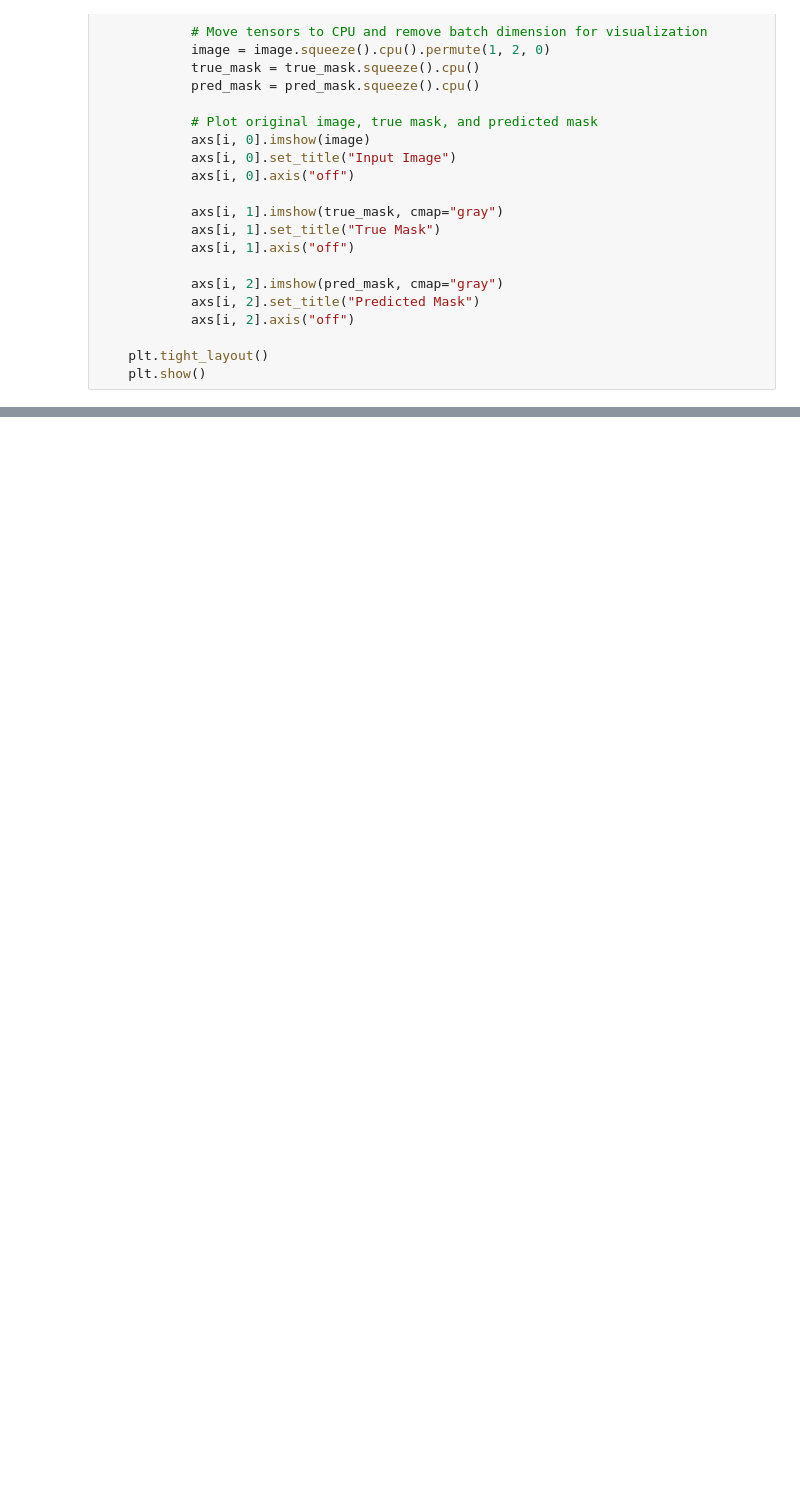
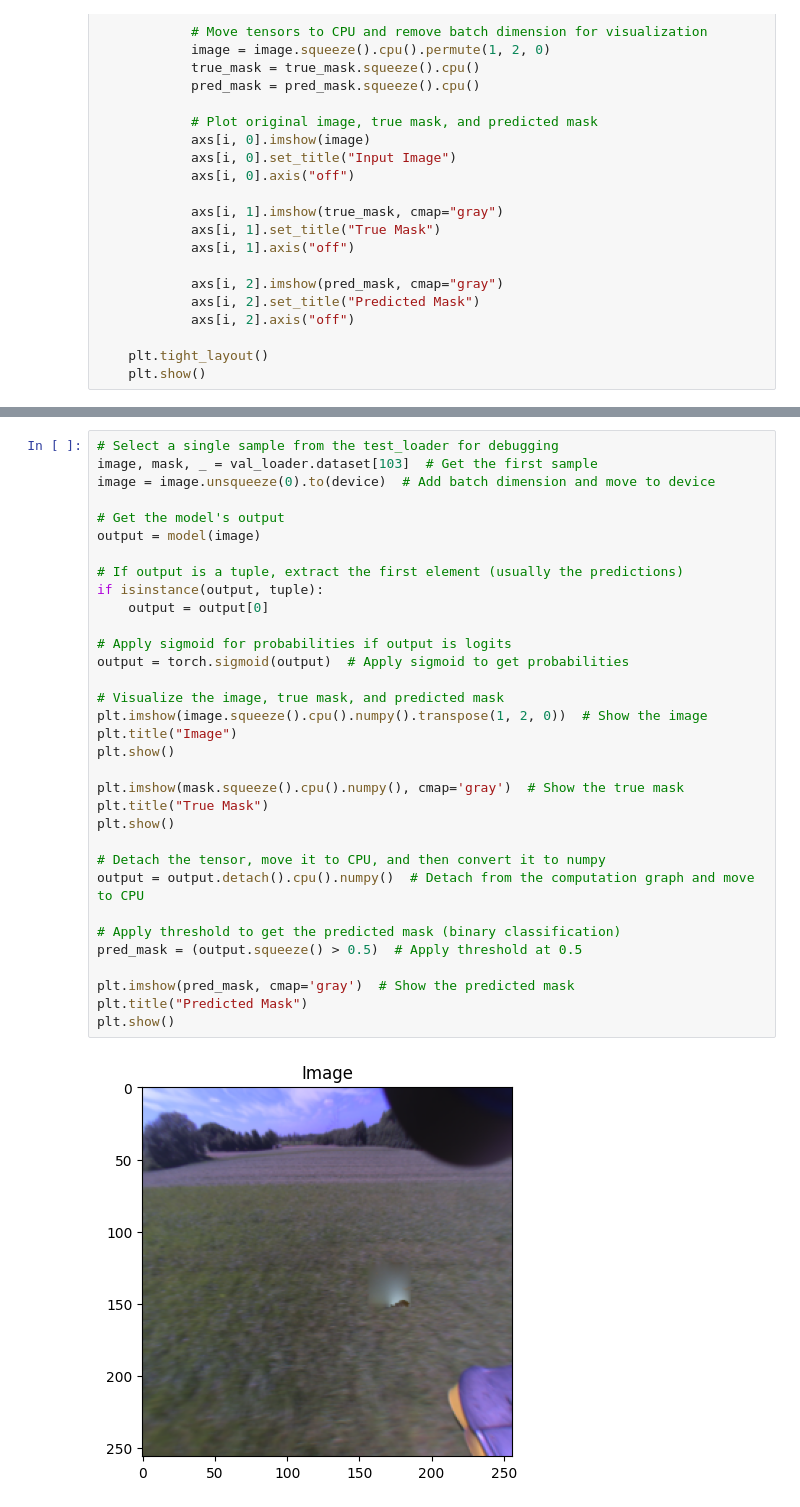
Before and after one commit to sameerhashmi36/anomaly_detection_computer_vision, a Jupyter notebook: Anomaly_detection/agco_semi_supervised_approach/agco_pixel_level_normal_synthetic.ipynb, the cells around one changed output, grey strips where cells are left out. Saved outputs shown, nothing was run; the diff lists cells and outputs as text; blank space fills up the shorter version.

```diff
--- a/Anomaly_detection/agco_semi_supervised_approach/agco_pixel_level_normal_synthetic.ipynb
+++ b/Anomaly_detection/agco_semi_supervised_approach/agco_pixel_level_normal_synthetic.ipynb
@@ -329,0 +542,35 @@ visualize_predictions(model, val_dataset, device)
+# %%
+# Select a single sample from the test_loader for debugging
+image, mask, _ = val_loader.dataset[103]  # Get the first sample
+image = image.unsqueeze(0).to(device)  # Add batch dimension and move to device
+
+# Get the model's output
+output = model(image)
+
+# If output is a tuple, extract the first element (usually the predictions)
+if isinstance(output, tuple):
+    output = output[0]
+
+# Apply sigmoid for probabilities if output is logits
+output = torch.sigmoid(output)  # Apply sigmoid to get probabilities
+
+# Visualize the image, true mask, and predicted mask
+plt.imshow(image.squeeze().cpu().numpy().transpose(1, 2, 0))  # Show the image
+plt.title("Image")
+plt.show()
+
+plt.imshow(mask.squeeze().cpu().numpy(), cmap='gray')  # Show the true mask
+plt.title("True Mask")
+plt.show()
+
+# Detach the tensor, move it to CPU, and then convert it to numpy
+output = output.detach().cpu().numpy()  # Detach from the computation graph and move to CPU
+
+# Apply threshold to get the predicted mask (binary classification)
+pred_mask = (output.squeeze() > 0.5)  # Apply threshold at 0.5
+
+plt.imshow(pred_mask, cmap='gray')  # Show the predicted mask
+plt.title("Predicted Mask")
+plt.show()
+# %% [output]
+[figure, added]
```
Also changed, not shown: parts of 16 cells of this notebook, 1 other file.
